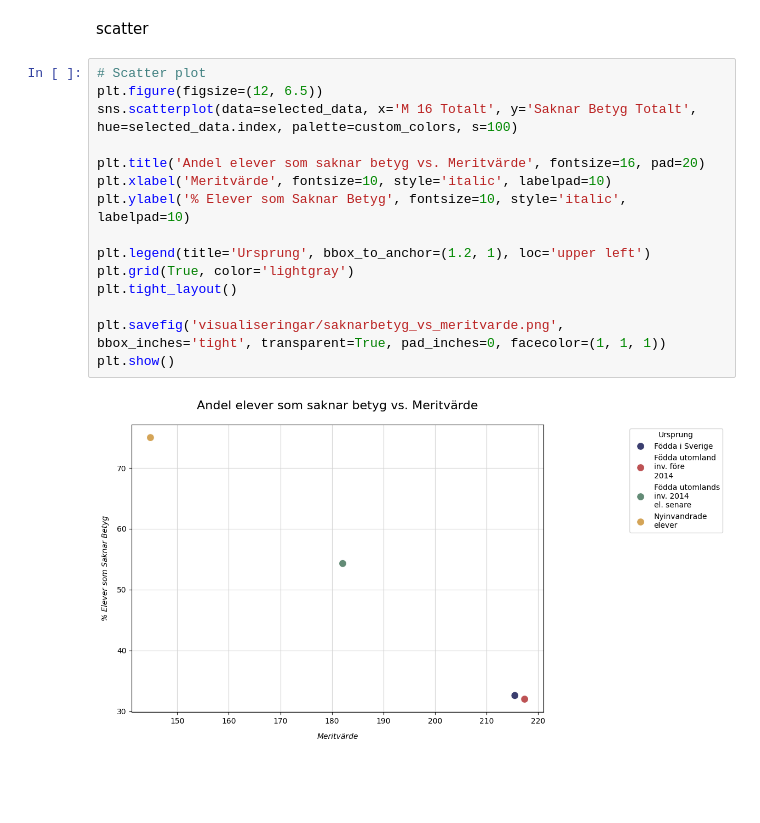
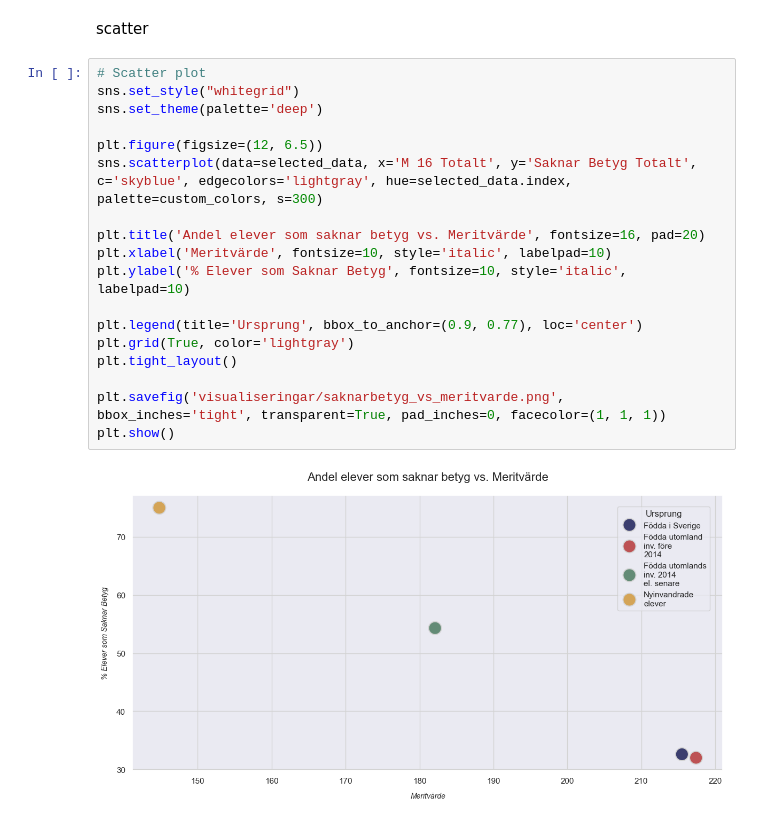
Before and after one commit to ArthurLopez1/Python-Arthur-Lopez-OPA23, a Jupyter notebook: labb2/labb2_1.ipynb, the cells around one changed output. Saved outputs shown, nothing was run; the diff lists cells and outputs as text; blank space fills up the shorter version.

Commit message:
Updated layout for scatter grapgh

```diff
--- a/labb2/labb2_1.ipynb
+++ b/labb2/labb2_1.ipynb
@@ -241,18 +241,21 @@ Passing `palette` without assigning `hue` is deprecated and will be removed in v
 scatter
 # %%
 # Scatter plot
+sns.set_style("whitegrid")
+sns.set_theme(palette='deep')
+
 plt.figure(figsize=(12, 6.5))
-sns.scatterplot(data=selected_data, x='M 16 Totalt', y='Saknar Betyg Totalt', hue=selected_data.index, palette=custom_colors, s=100)
+sns.scatterplot(data=selected_data, x='M 16 Totalt', y='Saknar Betyg Totalt', c='skyblue', edgecolors='lightgray', hue=selected_data.index, palette=custom_colors, s=300)
 
 plt.title('Andel elever som saknar betyg vs. Meritvärde', fontsize=16, pad=20)
 plt.xlabel('Meritvärde', fontsize=10, style='italic', labelpad=10)
 plt.ylabel('% Elever som Saknar Betyg', fontsize=10, style='italic', labelpad=10)
 
-plt.legend(title='Ursprung', bbox_to_anchor=(1.2, 1), loc='upper left')
+plt.legend(title='Ursprung', bbox_to_anchor=(0.9, 0.77), loc='center')
 plt.grid(True, color='lightgray')
 plt.tight_layout()
 
 plt.savefig('visualiseringar/saknarbetyg_vs_meritvarde.png', bbox_inches='tight', transparent=True, pad_inches=0, facecolor=(1, 1, 1))
 plt.show()
 # %% [output]
-[figure, old version]
+[figure, new version]
```
Also changed, not shown: parts of 1 cell of this notebook, 4 other files.
